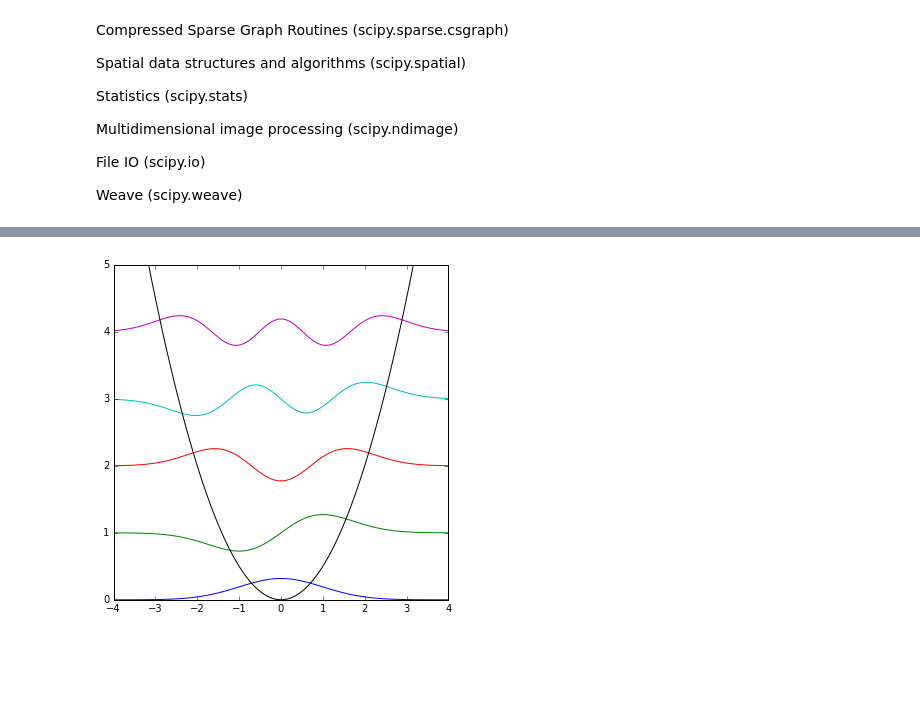
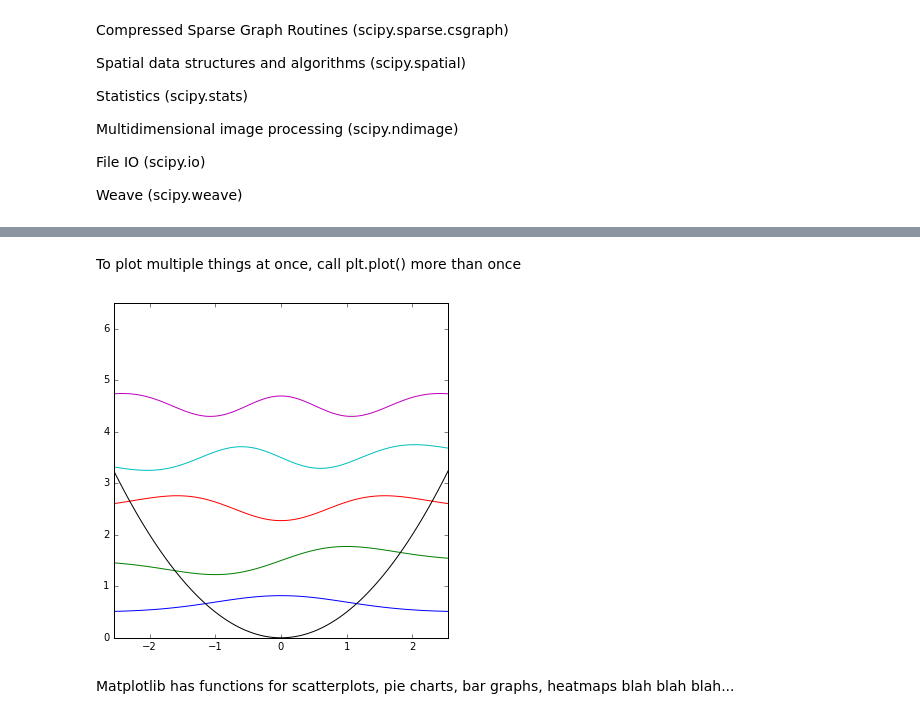
Before and after one commit to ecurtin2/uiuc, a Jupyter notebook: CATMS/Scientific-Computing-Bootcamp.ipynb, the cells around one changed output, grey strips where cells are left out. Saved outputs shown, nothing was run; the diff lists cells and outputs as text; code cells hidden in the pictures; blank space fills up the shorter version.

```diff
--- a/CATMS/Scientific-Computing-Bootcamp.ipynb
+++ b/CATMS/Scientific-Computing-Bootcamp.ipynb
@@ -218,10 +267,7 @@ Weave (scipy.weave)
 # %%
 from math import factorial, pi
 from scipy.special import hermite as h
-import matplotlib.pyplot as plt
-# Jupyter  "Magic"
-%matplotlib inline
 
 def psi(x, n):
-    N = 1.0 / np.sqrt(2**n * factorial(n)) * (1.0 / pi)
+    N = 1.0 / np.sqrt(float(2**n) * factorial(n)) * (1.0 / pi)
     return N * np.exp(-x*x / 2.0) * h(n)(x)
@@ -227,0 +281,11 @@ def psi(x, n):
+# %%
+import matplotlib.pyplot as plt
+# Jupyter  "Magic", just so you see the images in the notebook
+%matplotlib inline
+
+fig = plt.figure(figsize=(6,4))
+
+x = np.linspace(0, 10, 100)   # list of x from 0 to 10 by 100 steps
+y = np.sin(x)                 # take the sign of each element in x
+plt.plot(x, y)                # do I have to explain this one?
+plt.show()
@@ -228,11 +294,25 @@ def psi(x, n):
+# %% [markdown]
+To plot multiple things at once, call plt.plot() more than once
 # %%
-fig = plt.figure(figsize=(6,6))
-x = np.linspace(-5, 5, 100)
-for n in range(5):
-    plt.plot(x, psi(x, n) + (n + 1/2))
-plt.plot(x, 0.5 * x*x, 'k')
-plt.xlim(-4,4)
-plt.ylim(0,5)
-plt.show()
+def plot_HO(N): # plot N wavefunctions
+    fig = plt.figure(figsize=(6,6))
+
+
+    ymax = N + 1.5
+    xmax = math.sqrt(ymax)    # figuring out plot ranges
+    x = np.linspace(-xmax, xmax, 100)
+
+    for n in range(N):                       # from n = [0...N)
+        plt.plot(x, psi(x, n) + (n + 0.5))   # Plot the wavefunction offset by
+                                             # energy
+
+    plt.plot(x, 0.5 * x*x, 'k')  # Plot the potential
+
+    plt.xlim(-xmax, xmax)
+    plt.ylim(0, ymax)
+    plt.show()
+plot_HO(5)
 # %% [output]
-[figure, old version]
+[figure, new version]
+# %% [markdown]
+Matplotlib has functions for scatterplots, pie charts, bar graphs, heatmaps blah blah blah...
```
Also changed, not shown: parts of 52 cells of this notebook.
